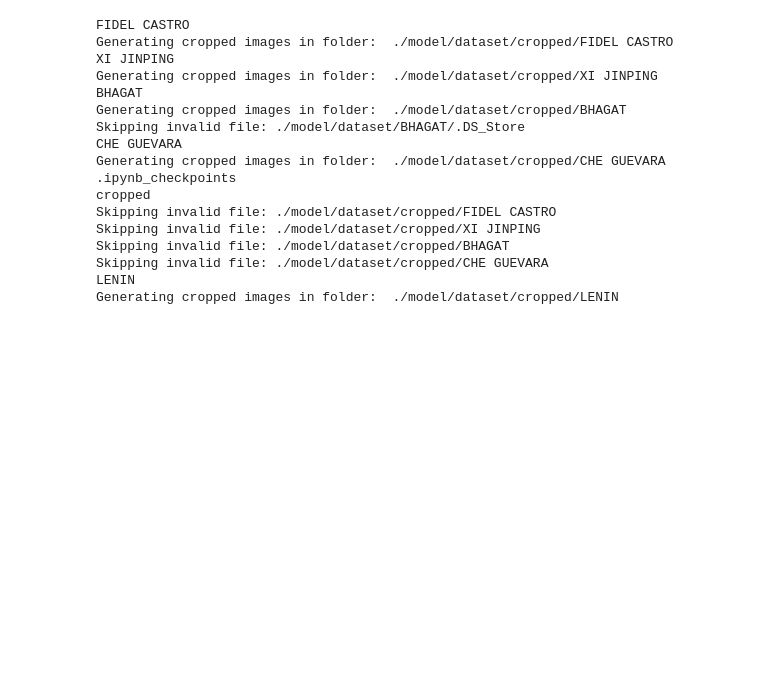
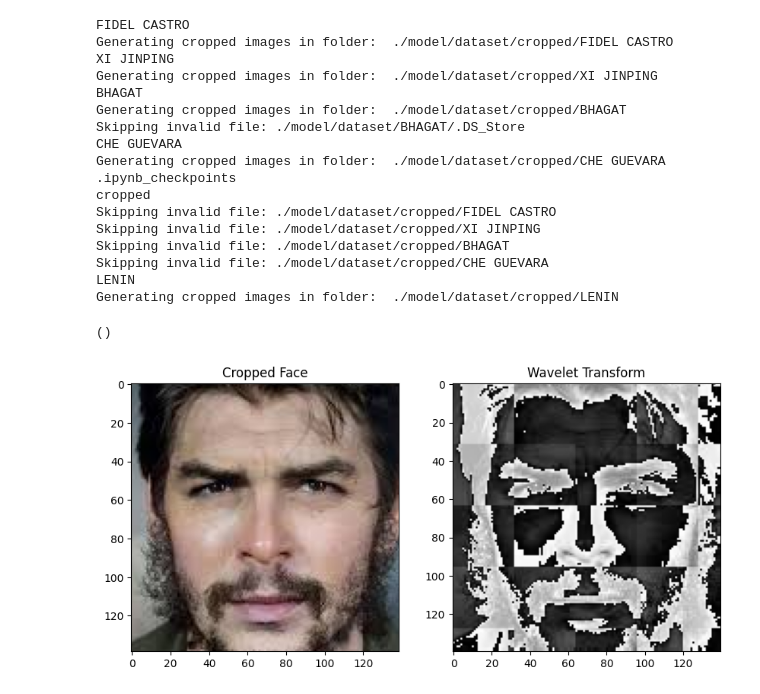
Before and after one commit to usman3261/Image-Classification, a Jupyter notebook: ic.ipynb, the cells around one changed output. Cells and saved outputs as stored; diff of their text form; code cells hidden in the pictures; blank space fills up the shorter version.

```diff
--- a/ic.ipynb
+++ b/ic.ipynb
@@ -159,3 +172,74 @@ Skipping invalid file: ./model/dataset/cropped/BHAGAT
 Skipping invalid file: ./model/dataset/cropped/CHE GUEVARA
 LENIN
 Generating cropped images in folder:  ./model/dataset/cropped/LENIN
+# %%
+cropped_img = np.array(roi_color)
+cropped_img.shape
+# %% [output]
+()
+# %%
+import numpy as np
+import pywt
+import cv2
+import matplotlib.pyplot as plt
+
+# 1. Define the Wavelet Transform Function
+def w2d(img, mode='haar', level=1):
+    # Ensure input is a valid numpy array
+    imArray = np.array(img)
+    # Convert to grayscale
+    imArray = cv2.cvtColor(imArray, cv2.COLOR_RGB2GRAY)
+    # Convert to float and normalize
+    imArray = np.float32(imArray)
+    imArray /= 255
+    # Compute coefficients
+    coeffs = pywt.wavedec2(imArray, mode, level=level)
+
+    # Process Coefficients: Zero out the approximation (low-frequency)
+    coeffs_H = list(coeffs)
+    coeffs_H[0] *= 0
+
+    # Reconstruction
+    imArray_H = pywt.waverec2(coeffs_H, mode)
+    imArray_H *= 255
+    imArray_H = np.uint8(imArray_H)
+
+    return imArray_H
+
+# 2. Setup Cascades
+face_cascade = cv2.CascadeClassifier(cv2.data.haarcascades + 'haarcascade_frontalface_default.xml')
+
+# 3. Load Image and Detect
+img = cv2.imread('./test_images/che.jpeg')
+
+if img is None:
+    print("Error: Image not found. Check your file path.")
+else:
+    # Convert to gray for the detector (CRITICAL STEP)
+    gray = cv2.cvtColor(img, cv2.COLOR_BGR2GRAY)
+
+    # Detect faces with sensitive parameters (1.1 and 3)
+    faces = face_cascade.detectMultiScale(gray, 1.1, 3)
+
+    if len(faces) > 0:
+        # Crop the first face found
+        (x, y, w, h) = faces[0]
+        cropped_img = img[y:y+h, x:x+w]
+
+        # 4. Run Wavelet Transform
+        im_har = w2d(cropped_img, 'db1', 5)
+
+        # 5. Display Result
+        plt.figure(figsize=(10,5))
+        plt.subplot(1,2,1)
+        plt.imshow(cv2.cvtColor(cropped_img, cv2.COLOR_BGR2RGB))
+        plt.title("Cropped Face")
+
+        plt.subplot(1,2,2)
+        plt.imshow(im_har, cmap='gray')
+        plt.title("Wavelet Transform")
+        plt.show()
+    else:
+        print("Face detection failed. The photo might be too dark or tilted.")
+# %% [output]
+[figure, added]
```
Also changed, not shown: parts of 10 cells of this notebook, 38 other files.
